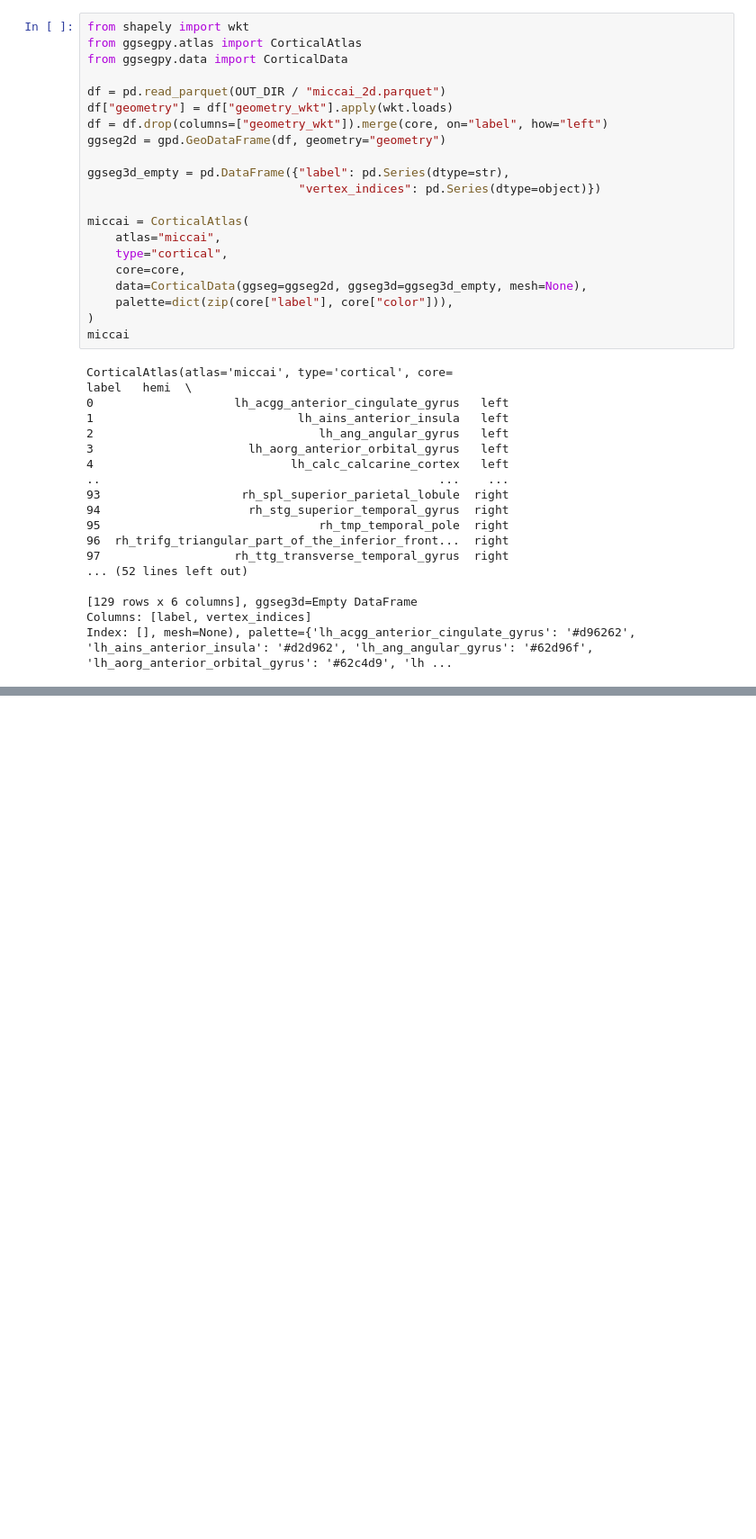
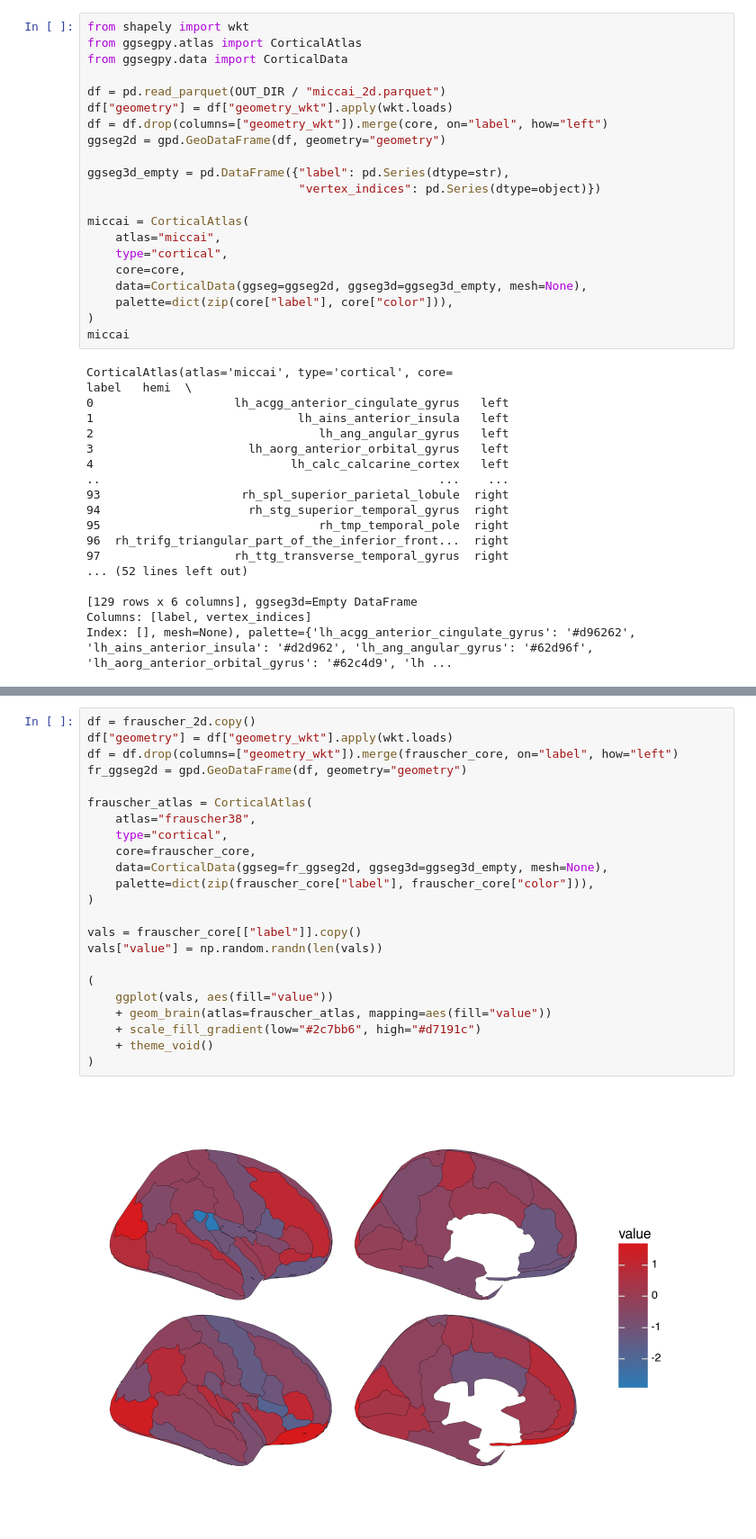
Before and after one commit to danieltomasz/code-spectral-comparison, a Jupyter notebook: analiza/ggspegpy.ipynb, the cells around one changed output, grey strips where cells are left out. Shown at 90% size. Cells and saved outputs as stored; diff of their text form; blank space fills up the shorter version.

```diff
--- a/analiza/ggspegpy.ipynb
+++ b/analiza/ggspegpy.ipynb
@@ -372,0 +596,25 @@ vals["value"] = np.random.randn(len(vals))
+# %%
+df = frauscher_2d.copy()
+df["geometry"] = df["geometry_wkt"].apply(wkt.loads)
+df = df.drop(columns=["geometry_wkt"]).merge(frauscher_core, on="label", how="left")
+fr_ggseg2d = gpd.GeoDataFrame(df, geometry="geometry")
+
+frauscher_atlas = CorticalAtlas(
+    atlas="frauscher38",
+    type="cortical",
+    core=frauscher_core,
+    data=CorticalData(ggseg=fr_ggseg2d, ggseg3d=ggseg3d_empty, mesh=None),
+    palette=dict(zip(frauscher_core["label"], frauscher_core["color"])),
+)
+
+vals = frauscher_core[["label"]].copy()
+vals["value"] = np.random.randn(len(vals))
+
+(
+    ggplot(vals, aes(fill="value"))
+    + geom_brain(atlas=frauscher_atlas, mapping=aes(fill="value"))
+    + scale_fill_gradient(low="#2c7bb6", high="#d7191c")
+    + theme_void()
+)
+# %% [output]
+[figure, added]
```
Also changed, not shown: parts of 7 cells of this notebook, 37 other files.
